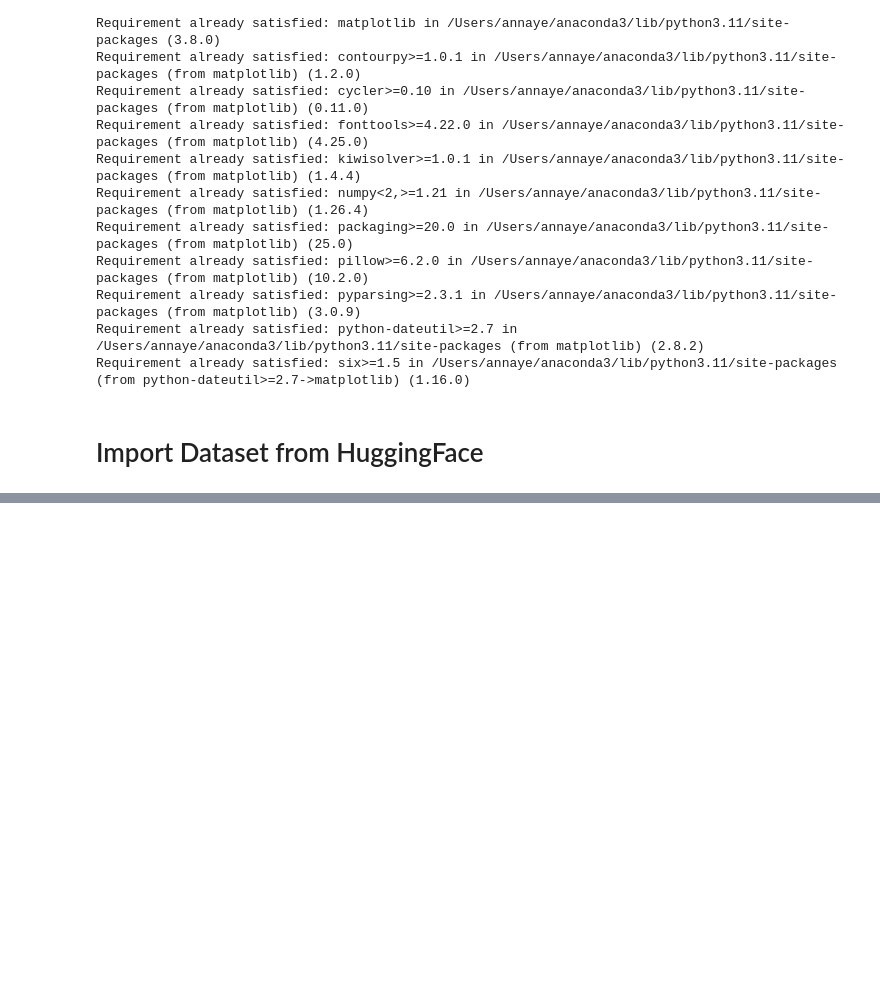
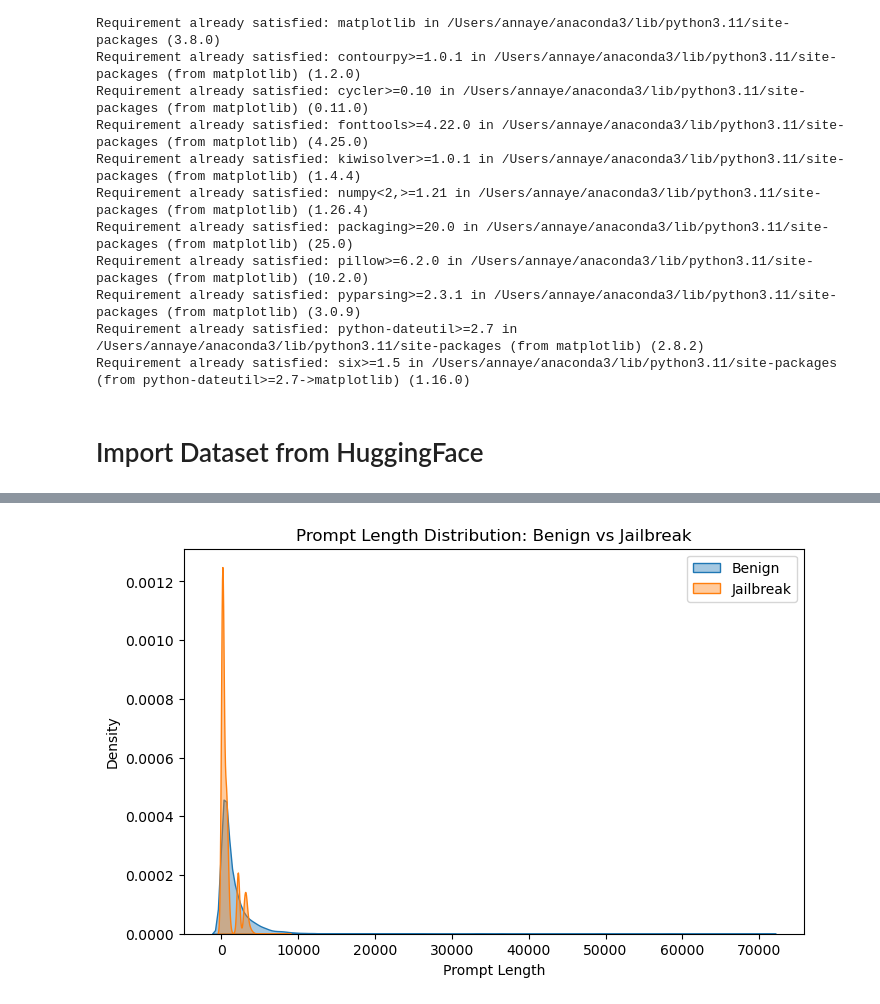
Before and after one commit to AnnaTheYe/DS301-Group-16-Jailbreaking-Final-Project, a Jupyter notebook: Dataset Visualization.ipynb, the cells around one changed output, grey strips where cells are left out. Cells and saved outputs as stored; diff of their text form; code cells hidden in the pictures; blank space fills up the shorter version.

```diff
--- a/Dataset Visualization.ipynb
+++ b/Dataset Visualization.ipynb
@@ -55 +252,19 @@ df = pd.read_parquet("hf://datasets/TrustAIRLab/in-the-wild-jailbreak-prompts/ja
+# %%
+df['prompt_len'] = df['turns'].apply(lambda x: len(x) if isinstance(x, str) else 0)
+# %%
+import seaborn as sns
+import matplotlib.pyplot as plt
+
+plt.figure(figsize=(8,5))
+
+sns.kdeplot(data=df[df['jailbreak'] == 0], x='prompt_len', label='Benign', fill=True, alpha=0.4)
+sns.kdeplot(data=df[df['jailbreak'] == 1], x='prompt_len', label='Jailbreak', fill=True, alpha=0.4)
+
+plt.title("Prompt Length Distribution: Benign vs Jailbreak")
+plt.xlabel("Prompt Length")
+plt.ylabel("Density")
+plt.legend()
+plt.show()
+# %% [output]
+[figure, added]
 # %%
```
Also changed, not shown: parts of 32 cells of this notebook, 2 other files.
